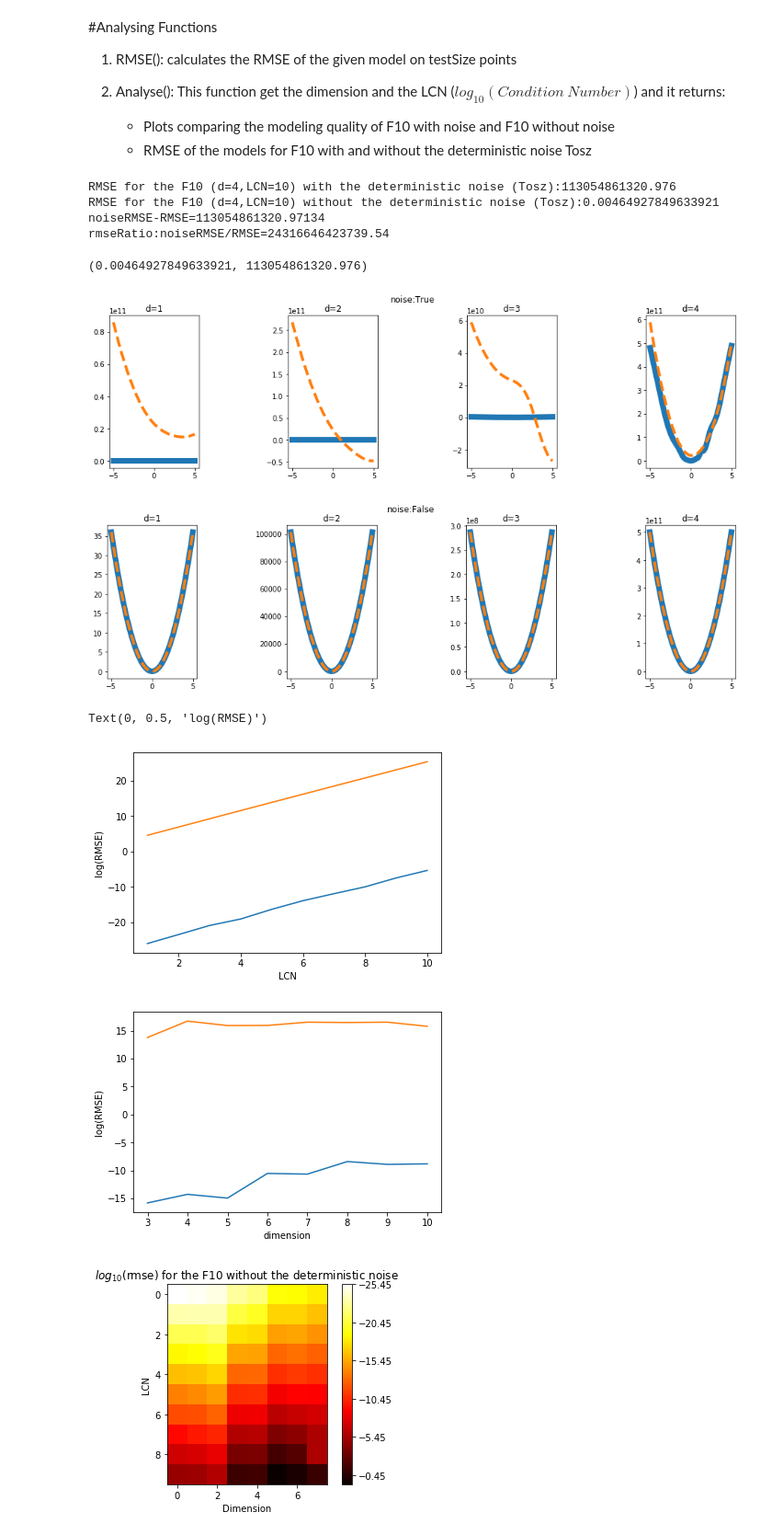
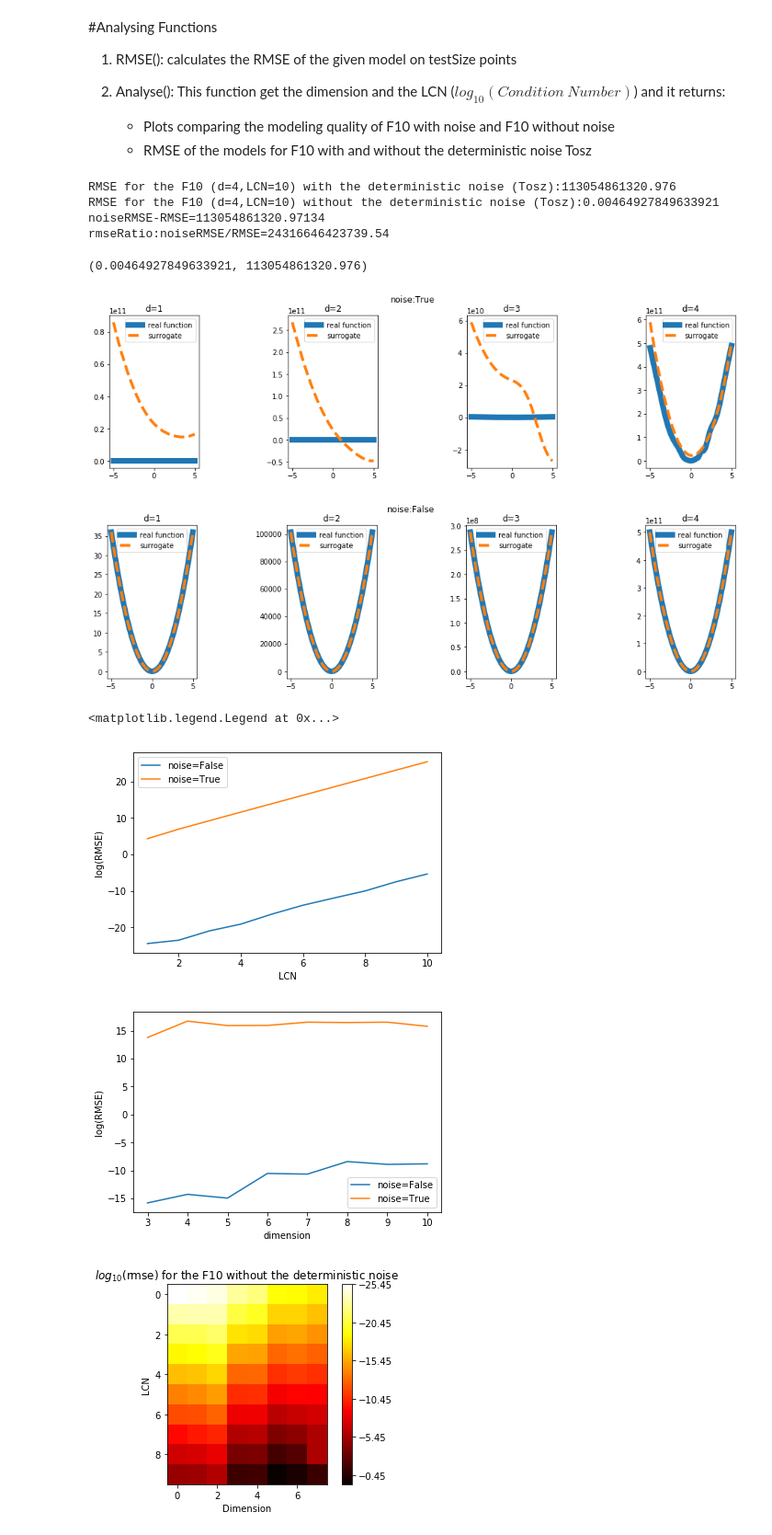
Before and after one commit to saminehbagheri/AugmentedRBF-F10, a Jupyter notebook: RBF_for_Ellipsoidal.ipynb, the cells around one changed output. Shown: that part at 92% size. Drawn from its saved outputs; the diff is of its cells as text; code cells hidden in the pictures.

```diff
--- a/RBF_for_Ellipsoidal.ipynb
+++ b/RBF_for_Ellipsoidal.ipynb
@@ -135,8 +135,9 @@ def SlicePlot(x,LCN,noise,CENTERS,rbfcoef,xopt):
       modelFunc=RBFpredict(rbfcoef,CENTERS,x)
       #fig = plt.figure()
       #ax = plt.axes()
-      axs[i].plot(myseq, realFunc,linewidth=8)
-      axs[i].plot(myseq, modelFunc,linewidth=4,linestyle='--')
+      axs[i].plot(myseq, realFunc,linewidth=8,label='real function')
+      axs[i].plot(myseq, modelFunc,linewidth=4,linestyle='--',label='surrogate')
       axs[i].set_title('d='+str(i+1))
+      axs[i].legend()
 
   return  axs
@@ -145,27 +143,0 @@ def SlicePlot(x,LCN,noise,CENTERS,rbfcoef,xopt):
-# %%
-dim=2
-trainSize=2*dim+1
-testSize=2
-noise=True
-LCN=10
-
-
-Xtrain=np.random.random((trainSize,dim))*10-5
-Xtest=np.random.random((testSize,dim))*10-5
-
-xopt=np.zeros(shape=(dim,1))
-
-Ftrain=np.apply_along_axis(F10,axis=0,arr=Xtrain.transpose(),dim=dim,xopt=xopt,noise=noise,LCN=LCN)
-Ftrain=Ftrain.reshape((trainSize,1))
-rbfcoef, CENTERS=RBFtrain(Xtrain,Ftrain)
-predictTrain=RBFpredict(rbfcoef,CENTERS,Xtrain)
-predictTest=RBFpredict(rbfcoef,CENTERS,Xtest)
-
-
-Ftest=np.apply_along_axis(F10,axis=0,arr=Xtest.transpose(),dim=dim,xopt=xopt,noise=noise,LCN=LCN)
-Ftest=Ftest.reshape((testSize,1))
-
-#print(Xtrain)
-#print(Xtest)
-print(np.sqrt(np.average(np.square(np.subtract(predictTest,Ftest)))))
-#print(np.subtract(predictTrain,Ftrain))
@@ -228,53 +198,55 @@ def Analyse(dim, LCN, DOPLOT=True, Trace=False):
    print("rmseRatio:noiseRMSE/RMSE="+str(noiseRMSE/RMSE))
   return RMSE, noiseRMSE
 
-
-Analyse(4, 10,Trace=True)
+#Example:
+#Analyse(4, 10,Trace=True)
 # %% [output]
 RMSE for the F10 (d=4,LCN=10) with the deterministic noise (Tosz):113054861320.976
 RMSE for the F10 (d=4,LCN=10) without the deterministic noise (Tosz):0.00464927849633921
 noiseRMSE-RMSE=113054861320.97134
 rmseRatio:noiseRMSE/RMSE=24316646423739.54
 (0.00464927849633921, 113054861320.976)
-[figure, old version]
+[figure, new version]
-[figure, old version]
+[figure, new version]
 # %%
 RMSEArray=[]
 noiseRMSEArray=[]
 LCNS=range(1,11)
 for LCN in LCNS:
    RMSE, noiseRMSE=Analyse(4, LCN, DOPLOT=False)
    RMSEArray.append(np.log(RMSE))
    noiseRMSEArray.append(np.log(noiseRMSE))
 
 
 fig = plt.figure()
 ax = plt.axes()
-ax.plot(LCNS, RMSEArray);
-ax.plot(LCNS, noiseRMSEArray);
+ax.plot(LCNS, RMSEArray,label='noise=False');
+ax.plot(LCNS, noiseRMSEArray,label='noise=True');
 ax.set_xlabel('LCN')
 ax.set_ylabel('log(RMSE)')
+ax.legend()
 
 
 RMSEArray=[]
 noiseRMSEArray=[]
 DIMS=range(3,11)
 for dim in DIMS:
    RMSE, noiseRMSE=Analyse(dim, 6, DOPLOT=False)
    RMSEArray.append(np.log(RMSE))
    noiseRMSEArray.append(np.log(noiseRMSE))
 
 
 fig = plt.figure()
 ax = plt.axes()
-ax.plot(DIMS, RMSEArray);
-ax.plot(DIMS, noiseRMSEArray);
+ax.plot(DIMS, RMSEArray,label='noise=False');
+ax.plot(DIMS, noiseRMSEArray,label='noise=True');
 ax.set_xlabel('dimension')
 ax.set_ylabel('log(RMSE)')
+ax.legend()
 # %% [output]
-Text(0, 0.5, 'log(RMSE)')
+<matplotlib.legend.Legend at 0x...>
-[figure, old version]
+[figure, new version]
-[figure, old version]
+[figure, new version]
 # %%
 DIMS=np.arange(3,11).astype(int)
 LCNS=np.arange(1,11).astype(int)
```
Also changed, not shown: parts of 4 cells of this notebook.
